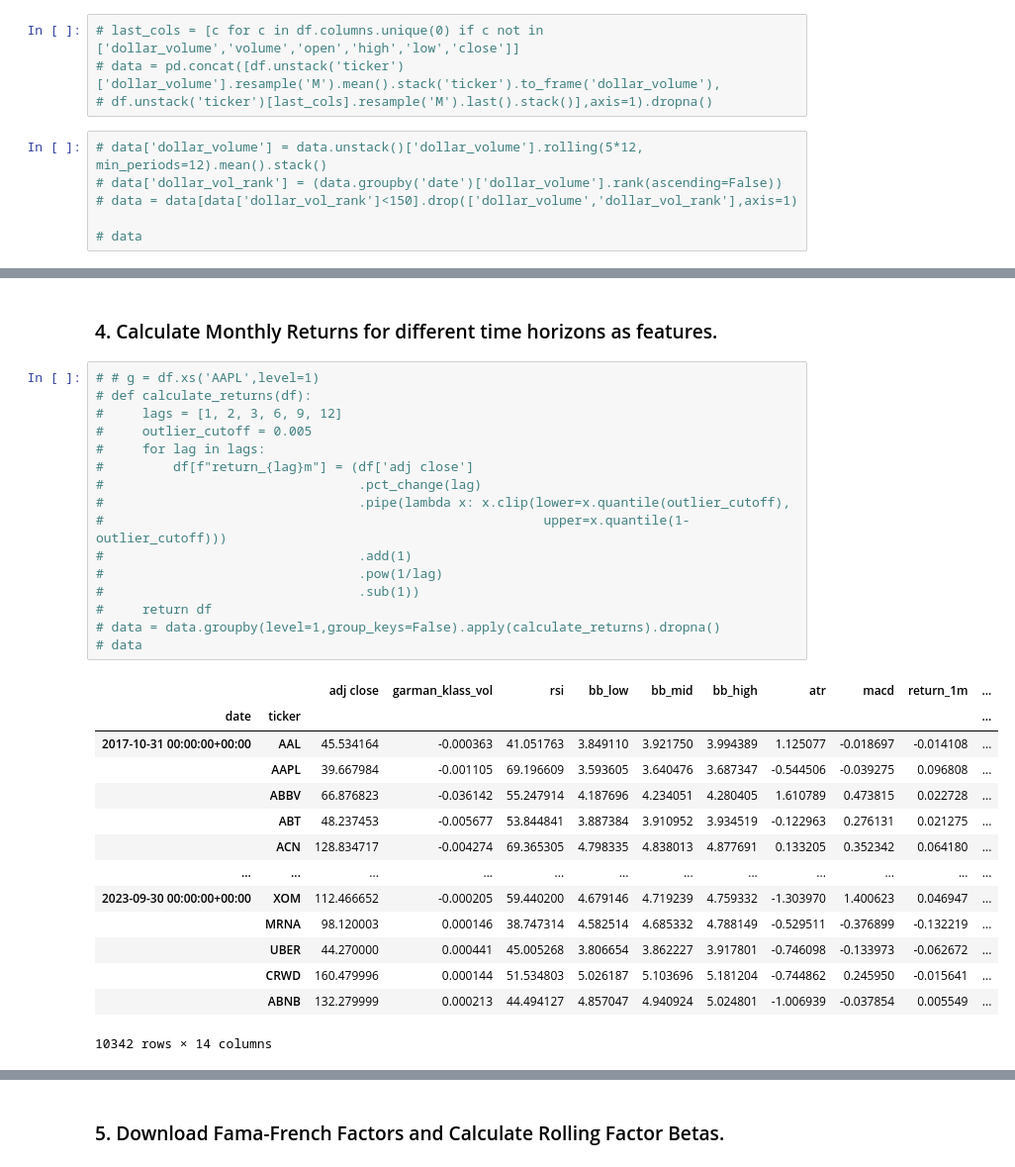
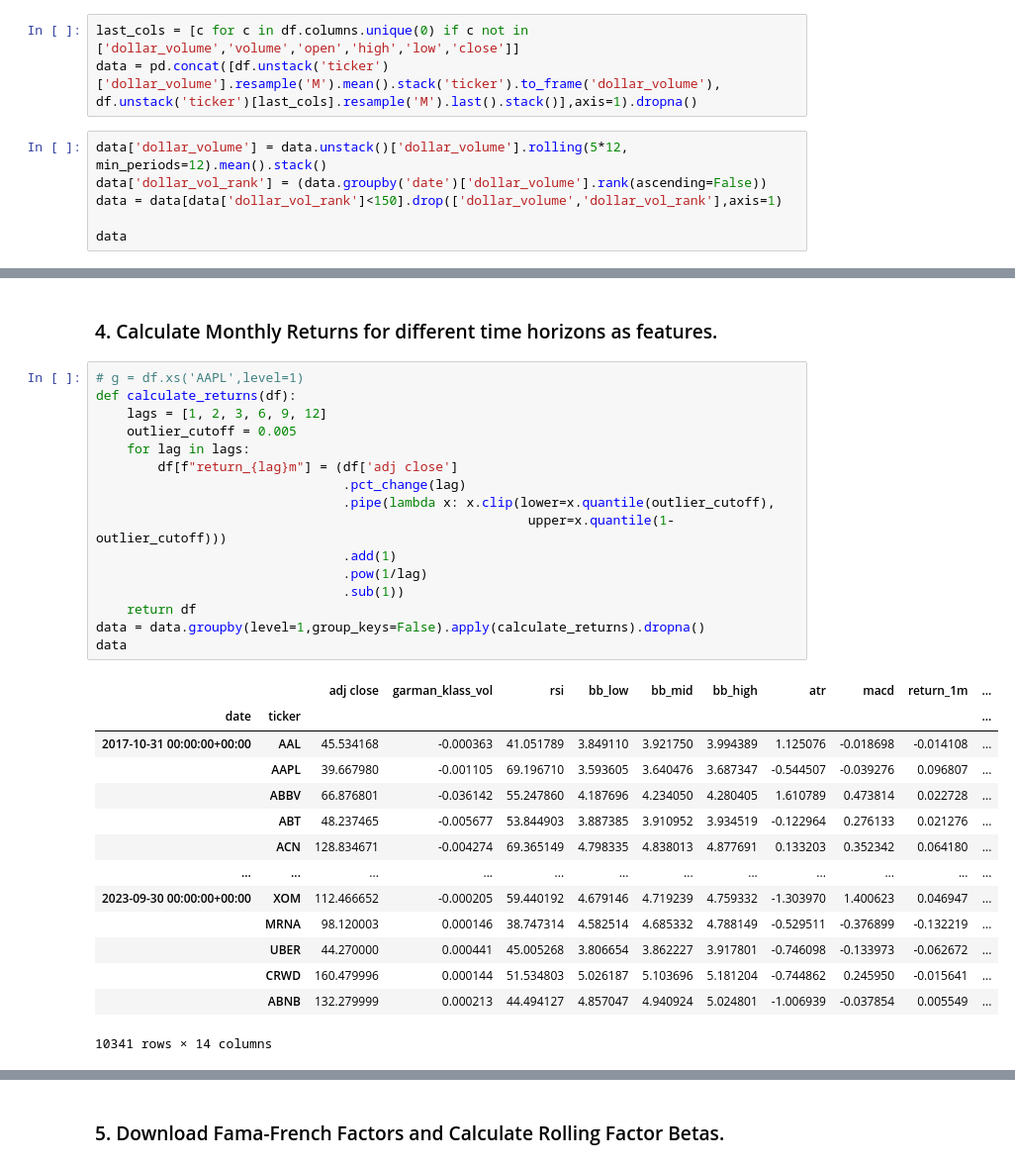
Before and after one commit to NajiOussama/FreeCodeCampAlgoTrading, a Jupyter notebook: Project1.ipynb, the cells around one changed output, grey strips where cells are left out. Shown at 99% size. Cells and saved outputs as stored; diff of their text form.

```diff
--- a/Project1.ipynb
+++ b/Project1.ipynb
@@ -100,15 +101,15 @@ $$\text{Garman-Klass Volatility}= \frac{(\ln(\text{High})-\ln(\text{Low}))^2}{2}
 # %% [markdown]
 ### 3. Aggregate to monthly level and filter top 150 most liquid stocks for each month.
 # %%
-# last_cols = [c for c in df.columns.unique(0) if c not in ['dollar_volume','volume','open','high','low','close']]
-# data = pd.concat([df.unstack('ticker')['dollar_volume'].resample('M').mean().stack('ticker').to_frame('dollar_volume'),
-# df.unstack('ticker')[last_cols].resample('M').last().stack()],axis=1).dropna()
+last_cols = [c for c in df.columns.unique(0) if c not in ['dollar_volume','volume','open','high','low','close']]
+data = pd.concat([df.unstack('ticker')['dollar_volume'].resample('M').mean().stack('ticker').to_frame('dollar_volume'),
+df.unstack('ticker')[last_cols].resample('M').last().stack()],axis=1).dropna()
 # %%
-# data['dollar_volume'] = data.unstack()['dollar_volume'].rolling(5*12, min_periods=12).mean().stack()
-# data['dollar_vol_rank'] = (data.groupby('date')['dollar_volume'].rank(ascending=False))
-# data = data[data['dollar_vol_rank']<150].drop(['dollar_volume','dollar_vol_rank'],axis=1)
+data['dollar_volume'] = data.unstack()['dollar_volume'].rolling(5*12, min_periods=12).mean().stack()
+data['dollar_vol_rank'] = (data.groupby('date')['dollar_volume'].rank(ascending=False))
+data = data[data['dollar_vol_rank']<150].drop(['dollar_volume','dollar_vol_rank'],axis=1)
 
-# data
+data
 # %% [output]
 |  |  | adj close | garman_klass_vol | rsi | bb_low | bb_mid | bb_high | atr | macd |
 | date | ticker |  |  |  |  |  |  |  |  |
@@ -127,34 +128,34 @@ $$\text{Garman-Klass Volatility}= \frac{(\ln(\text{High})-\ln(\text{Low}))^2}{2}
 # %% [markdown]
 ### 4. Calculate Monthly Returns for different time horizons as features.
 # %%
-# # g = df.xs('AAPL',level=1)
-# def calculate_returns(df):
-#     lags = [1, 2, 3, 6, 9, 12]
-#     outlier_cutoff = 0.005
-#     for lag in lags:
-#         df[f"return_{lag}m"] = (df['adj close']
-#                                 .pct_change(lag)
-#                                 .pipe(lambda x: x.clip(lower=x.quantile(outlier_cutoff),
-#                                                         upper=x.quantile(1-outlier_cutoff)))
-#                                 .add(1)
-#                                 .pow(1/lag)
-#                                 .sub(1))
-#     return df
-# data = data.groupby(level=1,group_keys=False).apply(calculate_returns).dropna()
-# data
+# g = df.xs('AAPL',level=1)
+def calculate_returns(df):
+    lags = [1, 2, 3, 6, 9, 12]
+    outlier_cutoff = 0.005
+    for lag in lags:
+        df[f"return_{lag}m"] = (df['adj close']
+                                .pct_change(lag)
+                                .pipe(lambda x: x.clip(lower=x.quantile(outlier_cutoff),
+                                                        upper=x.quantile(1-outlier_cutoff)))
+                                .add(1)
+                                .pow(1/lag)
+                                .sub(1))
+    return df
+data = data.groupby(level=1,group_keys=False).apply(calculate_returns).dropna()
+data
 # %% [output]
 |  |  | adj close | garman_klass_vol | rsi | bb_low | bb_mid | bb_high | atr | macd | return_1m | ... |
 | date | ticker |  |  |  |  |  |  |  |  |  | ... |
-| 2017-10-31 00:00:00+00:00 | AAL | 45.534164 | -0.000363 | 41.051763 | 3.849110 | 3.921750 | 3.994389 | 1.125077 | -0.018697 | -0.014108 | ... |
-|  | AAPL | 39.667984 | -0.001105 | 69.196609 | 3.593605 | 3.640476 | 3.687347 | -0.544506 | -0.039275 | 0.096808 | ... |
-|  | ABBV | 66.876823 | -0.036142 | 55.247914 | 4.187696 | 4.234051 | 4.280405 | 1.610789 | 0.473815 | 0.022728 | ... |
-|  | ABT | 48.237453 | -0.005677 | 53.844841 | 3.887384 | 3.910952 | 3.934519 | -0.122963 | 0.276131 | 0.021275 | ... |
-|  | ACN | 128.834717 | -0.004274 | 69.365305 | 4.798335 | 4.838013 | 4.877691 | 0.133205 | 0.352342 | 0.064180 | ... |
+| 2017-10-31 00:00:00+00:00 | AAL | 45.534168 | -0.000363 | 41.051789 | 3.849110 | 3.921750 | 3.994389 | 1.125076 | -0.018698 | -0.014108 | ... |
+|  | AAPL | 39.667980 | -0.001105 | 69.196710 | 3.593605 | 3.640476 | 3.687347 | -0.544507 | -0.039276 | 0.096807 | ... |
+|  | ABBV | 66.876801 | -0.036142 | 55.247860 | 4.187696 | 4.234050 | 4.280405 | 1.610789 | 0.473814 | 0.022728 | ... |
+|  | ABT | 48.237465 | -0.005677 | 53.844903 | 3.887385 | 3.910952 | 3.934519 | -0.122964 | 0.276133 | 0.021276 | ... |
+|  | ACN | 128.834671 | -0.004274 | 69.365149 | 4.798335 | 4.838013 | 4.877691 | 0.133203 | 0.352342 | 0.064180 | ... |
 | ... | ... | ... | ... | ... | ... | ... | ... | ... | ... | ... | ... |
-| 2023-09-30 00:00:00+00:00 | XOM | 112.466652 | -0.000205 | 59.440200 | 4.679146 | 4.719239 | 4.759332 | -1.303970 | 1.400623 | 0.046947 | ... |
+| 2023-09-30 00:00:00+00:00 | XOM | 112.466652 | -0.000205 | 59.440192 | 4.679146 | 4.719239 | 4.759332 | -1.303970 | 1.400623 | 0.046947 | ... |
 |  | MRNA | 98.120003 | 0.000146 | 38.747314 | 4.582514 | 4.685332 | 4.788149 | -0.529511 | -0.376899 | -0.132219 | ... |
 |  | UBER | 44.270000 | 0.000441 | 45.005268 | 3.806654 | 3.862227 | 3.917801 | -0.746098 | -0.133973 | -0.062672 | ... |
 |  | CRWD | 160.479996 | 0.000144 | 51.534803 | 5.026187 | 5.103696 | 5.181204 | -0.744862 | 0.245950 | -0.015641 | ... |
 |  | ABNB | 132.279999 | 0.000213 | 44.494127 | 4.857047 | 4.940924 | 5.024801 | -1.006939 | -0.037854 | 0.005549 | ... |
-10342 rows × 14 columns
+10341 rows × 14 columns
 # %%
```
Also changed, not shown: parts of 15 cells of this notebook, 1 other file.
